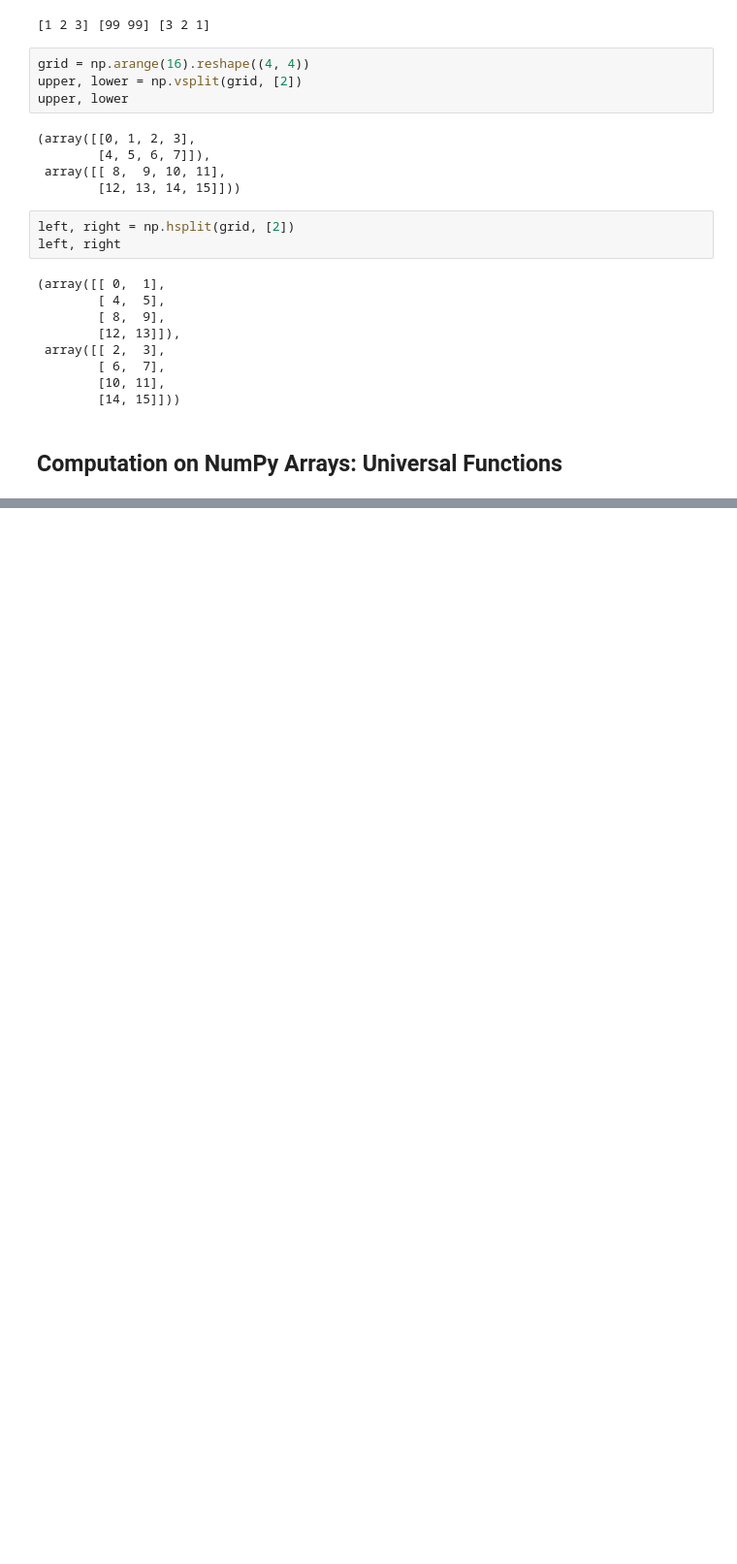
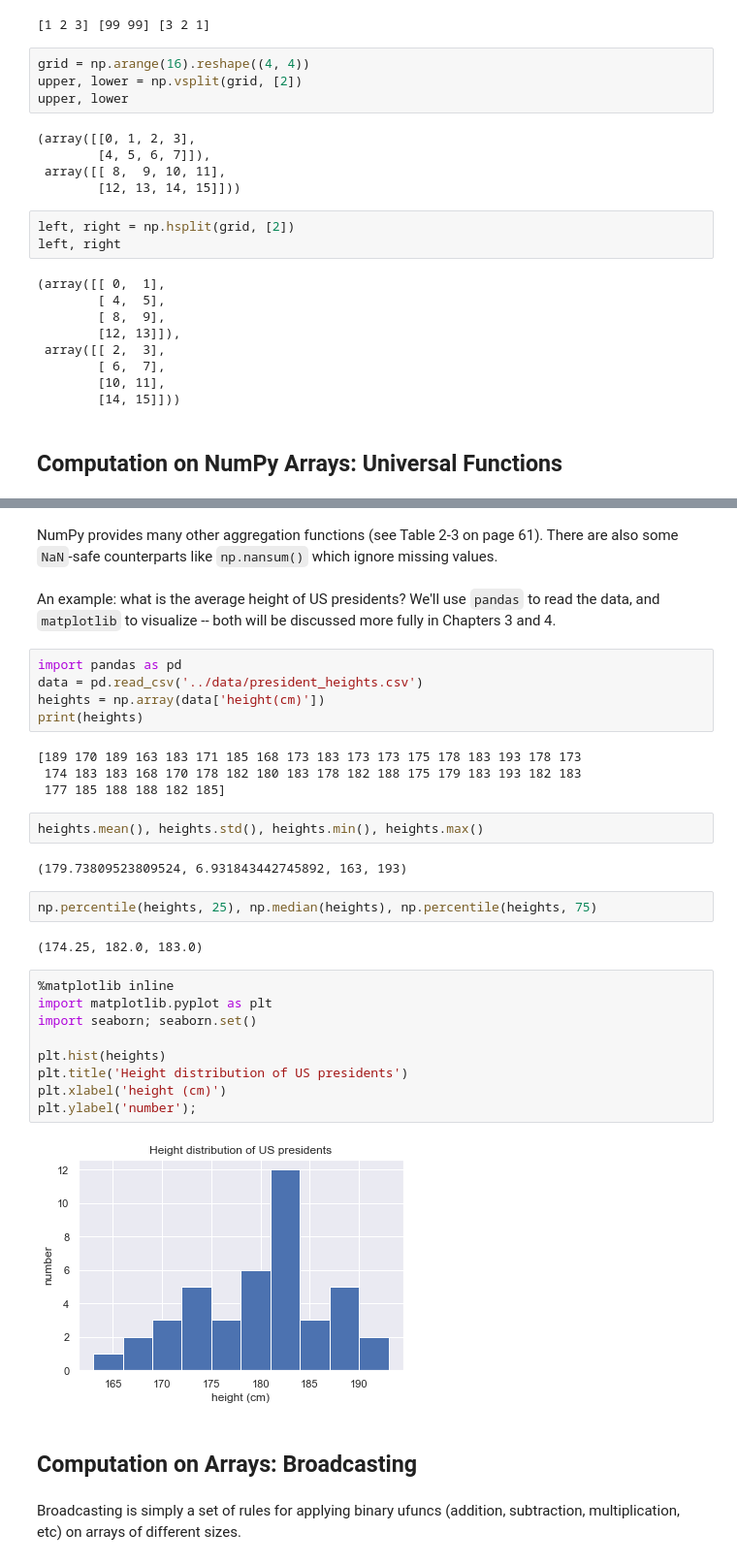
Before and after one commit to taylordunn/python-data-science-handbook, a Jupyter notebook: chapter2/chapter2.ipynb, the cells around one changed output, grey strips where cells are left out. Shown: that part at 97% size. Saved outputs shown, nothing was run; the diff lists cells and outputs as text; blank space fills up the shorter version.

Commit message:
Finished chapter 2

```diff
--- a/chapter2/chapter2.ipynb
+++ b/chapter2/chapter2.ipynb
@@ -353,0 +576,36 @@ left, right
+# %% [markdown]
+NumPy provides many other aggregation functions (see Table 2-3 on page 61). There are also some `NaN`-safe counterparts like `np.nansum()` which ignore missing values.
+# %% [markdown]
+An example: what is the average height of US presidents? We'll use `pandas` to read the data, and `matplotlib` to visualize -- both will be discussed more fully in Chapters 3 and 4.
+# %%
+import pandas as pd
+data = pd.read_csv('../data/president_heights.csv')
+heights = np.array(data['height(cm)'])
+print(heights)
+# %% [output]
+[189 170 189 163 183 171 185 168 173 183 173 173 175 178 183 193 178 173
+ 174 183 183 168 170 178 182 180 183 178 182 188 175 179 183 193 182 183
+ 177 185 188 188 182 185]
+# %%
+heights.mean(), heights.std(), heights.min(), heights.max()
+# %% [output]
+(179.73809523809524, 6.931843442745892, 163, 193)
+# %%
+np.percentile(heights, 25), np.median(heights), np.percentile(heights, 75)
+# %% [output]
+(174.25, 182.0, 183.0)
+# %%
+%matplotlib inline
+import matplotlib.pyplot as plt
+import seaborn; seaborn.set()
+
+plt.hist(heights)
+plt.title('Height distribution of US presidents')
+plt.xlabel('height (cm)')
+plt.ylabel('number');
+# %% [output]
+[figure, added]
+# %% [markdown]
+## Computation on Arrays: Broadcasting
+# %% [markdown]
+Broadcasting is simply a set of rules for applying binary ufuncs (addition, subtraction, multiplication, etc) on arrays of different sizes.
```
Also changed, not shown: parts of 113 cells of this notebook.
